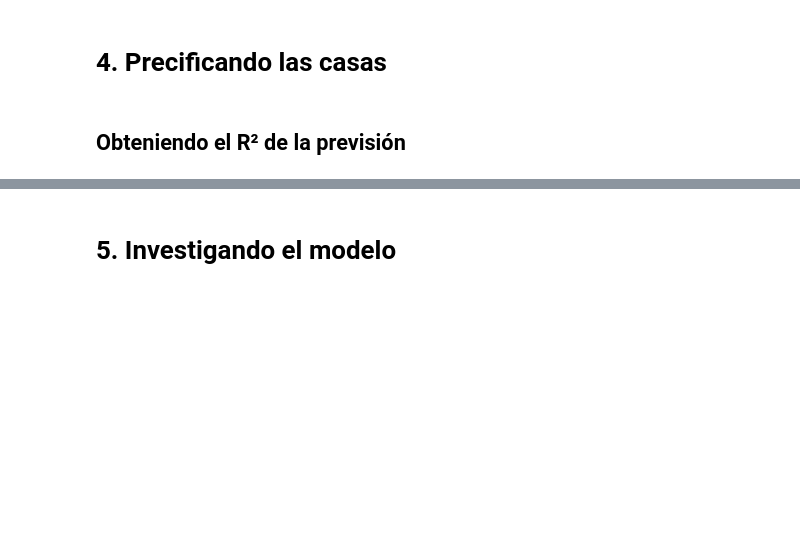
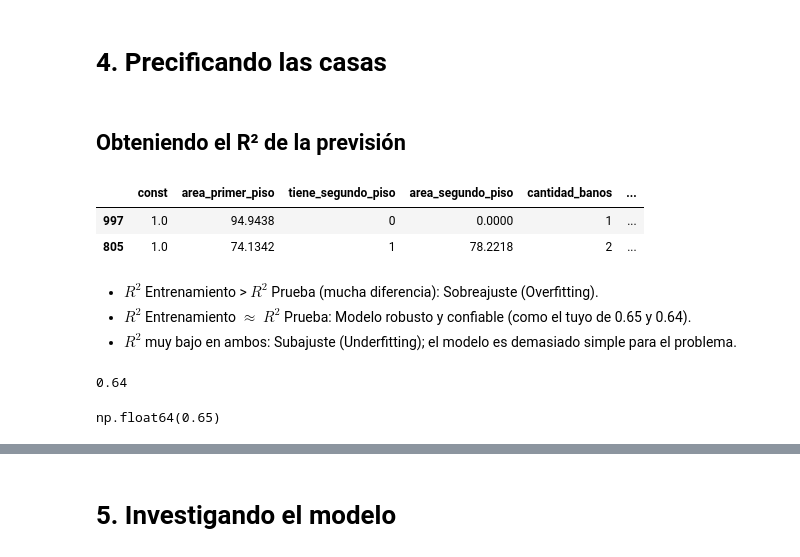
Before and after one commit to Basurero2/Data-Science-probando-relaciones-con-regresion-lineal, a Jupyter notebook: precios_de_inmuebles_regresion_lineal.ipynb, the cells around one changed output, grey strips where cells are left out. Saved outputs shown, nothing was run; the diff lists cells and outputs as text; code cells hidden in the pictures; blank space fills up the shorter version.

```diff
--- a/precios_de_inmuebles_regresion_lineal.ipynb
+++ b/precios_de_inmuebles_regresion_lineal.ipynb
@@ -694,3 +694,4 @@ dtype: float64
 ## Obteniendo el R² de la previsión
 # %%
 # Añadiendo una constante en X_test
+X_test= sm.add_constant(X_test)
@@ -698,0 +698,6 @@ dtype: float64
+# %%
+X_test.head(2)
+# %% [output]
+|  | const | area_primer_piso | tiene_segundo_piso | area_segundo_piso | cantidad_banos | ... |
+| 997 | 1.0 | 94.9438 | 0 | 0.0000 | 1 | ... |
+| 805 | 1.0 | 74.1342 | 1 | 78.2218 | 2 | ... |
@@ -699,2 +712,9 @@ dtype: float64
+# %% [markdown]
+- $R^2$ Entrenamiento > $R^2$ Prueba (mucha diferencia): Sobreajuste (Overfitting).
+- $R^2$ Entrenamiento $\approx$ $R^2$ Prueba: Modelo robusto y confiable (como el tuyo de 0.65 y 0.64).
+- $R^2$ muy bajo en ambos: Subajuste (Underfitting); el modelo es demasiado simple para el problema.
 # %%
 # Cuál es el r² de la previsión?
+round(r2_score(y_test, y_predict_3), 2)
+# %% [output]
+0.64
@@ -703,3 +721,14 @@ dtype: float64
+# %%
+# Cuál es el R² del entrenamiento?
+round(model_3.rsquared, 2)
+
+# vemos que el r cuadrado de la prevision con el entrenamiento esta muy cercanos,
+# lo cual nos indica que es solido nuestro modelo, explicando el 65% de las variaciones del precio}
+
+# El modelo explica el 65% de la varianza de la variable dependiente (precio de venta)
+# tanto en los datos de entrenamiento como en los de prueba, lo que valida su estabilidad
+# %% [output]
+np.float64(0.65)
 # %% [markdown]
 ## Precificando una casa
 
```
Also changed, not shown: parts of 92 cells of this notebook.
